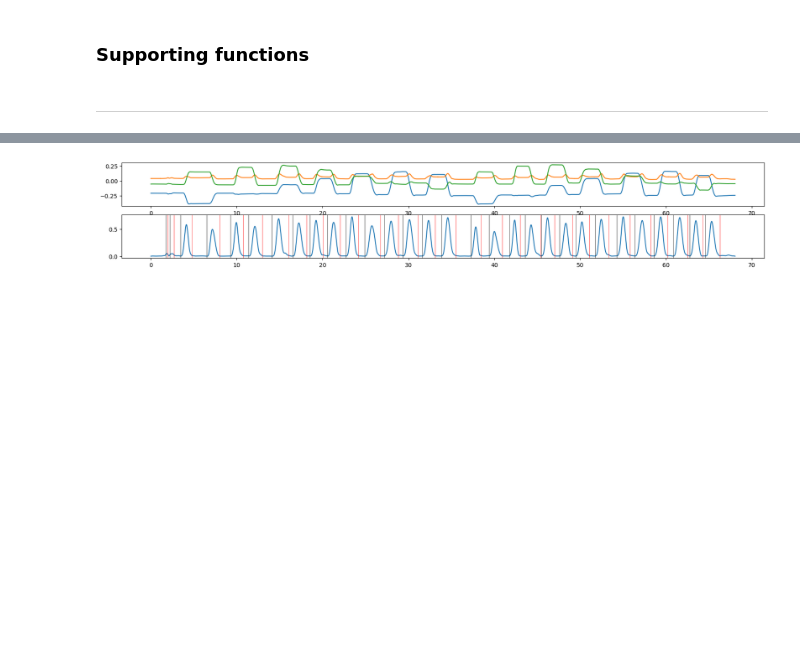
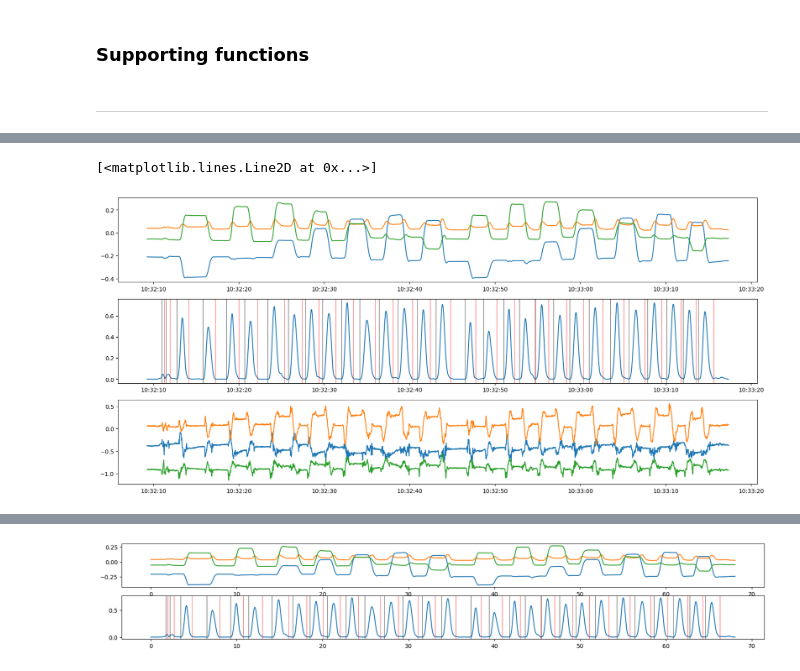
Before and after one commit to siva82kb/monalysa, a Jupyter notebook: docs/source/notebooks/smoothness_analysis_imu.ipynb, the cells around one changed output, grey strips where cells are left out. Saved outputs shown, nothing was run; the diff lists cells and outputs as text; code cells hidden in the pictures; blank space fills up the shorter version.

```diff
--- a/docs/source/notebooks/smoothness_analysis_imu.ipynb
+++ b/docs/source/notebooks/smoothness_analysis_imu.ipynb
@@ -175,0 +221,7 @@ files2read = {
+# %%
+# Read Actigraph data
+ag_data = pd.read_csv((datadir / "ag_data.csv").as_posix())
+ag_data['datetime'] = pd.to_datetime(ag_data['datetime'], format="%Y-%m-%d %H:%M:%S")
+
+# Find data with time matching the mocap data.
+t_ag = ag_data['datetime'].values
@@ -175,0 +232,3 @@ files2read = {
+# %%
+new_mc_data = mc_data.set_index('datetime', inplace=False)
+new_mc_data.index
@@ -175,0 +248,20 @@ files2read = {
+# %%
+mcag_data = mc_data.join(ag_data.set_index('datetime', inplace=False),
+                         on='datetime', how='inner', lsuffix='_mc',
+                         rsuffix='_ag')
+# %%
+fig = plt.figure(figsize=(20, 9))
+ax = fig.add_subplot(311)
+ax.plot(t, _pos)
+ax = fig.add_subplot(312)
+ax.plot(t, np.linalg.norm(_vel, axis=1))
+for i in range(len(mcstrstpts)):
+    ax.axvline(t[mcstrstpts[i, 0]], color='k', linewidth=0.5)
+    ax.axvline(t[mcstrstpts[i, 1]], color='r', linewidth=0.5)
+ax = fig.add_subplot(313)
+ax.plot(t, mcag_data['actix_ag'])
+ax.plot(t, mcag_data['actiy_ag'])
+ax.plot(t, mcag_data['actiz_ag'])
+# %% [output]
+[<matplotlib.lines.Line2D at 0x...>]
+[figure, added]
```
Also changed, not shown: parts of 21 cells of this notebook, 1 other file.
